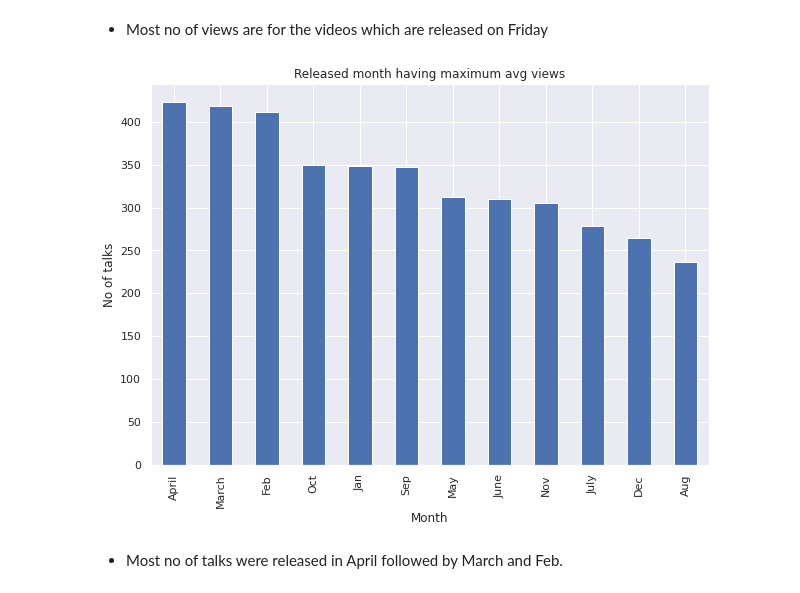
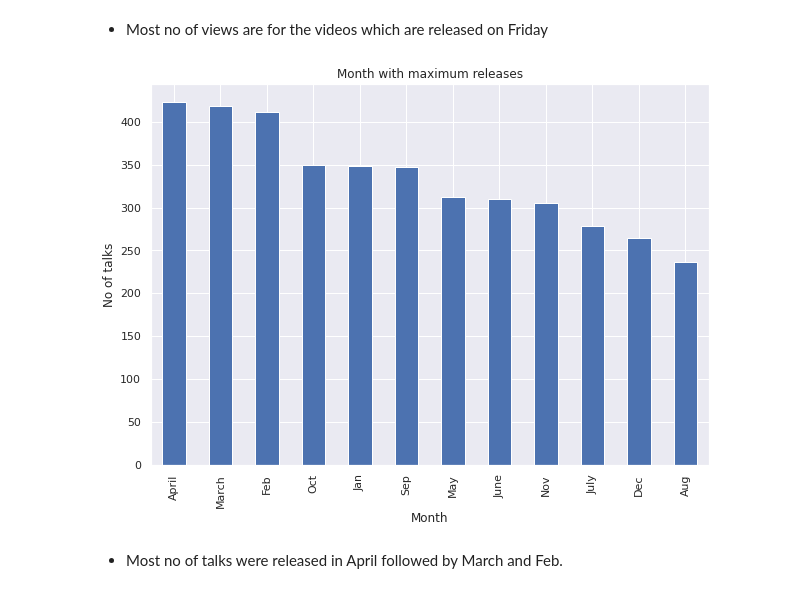
Before and after one commit to Aehteshaam-Shaikh/Ted-Talk-views-prediction, a Jupyter notebook: Ted_Talk_Views_Prediction.ipynb, the cells around one changed output. Cells and saved outputs as stored; diff of their text form; code cells hidden in the pictures.

```diff
--- a/Ted_Talk_Views_Prediction.ipynb
+++ b/Ted_Talk_Views_Prediction.ipynb
@@ -267,12 +267,12 @@ Ted_df['release_month']=Ted_df['release_month'].map(month_dict)
 # %%
 #checking months having maximum release
 plt.figure(figsize=(10,7))
 Ted_df['release_month'].value_counts().sort_values(ascending=False).plot(kind='bar')
-plt.title('Released month having maximum avg views')
+plt.title('Month with maximum releases')
 plt.xlabel('Month')
 plt.ylabel('No of talks');
 # %% [output]
-[figure, old version]
+[figure, new version]
 # %% [markdown]
 * Most no of talks were released in April followed by March and Feb.
 # %%
```
Also changed, not shown: parts of 19 cells of this notebook.
